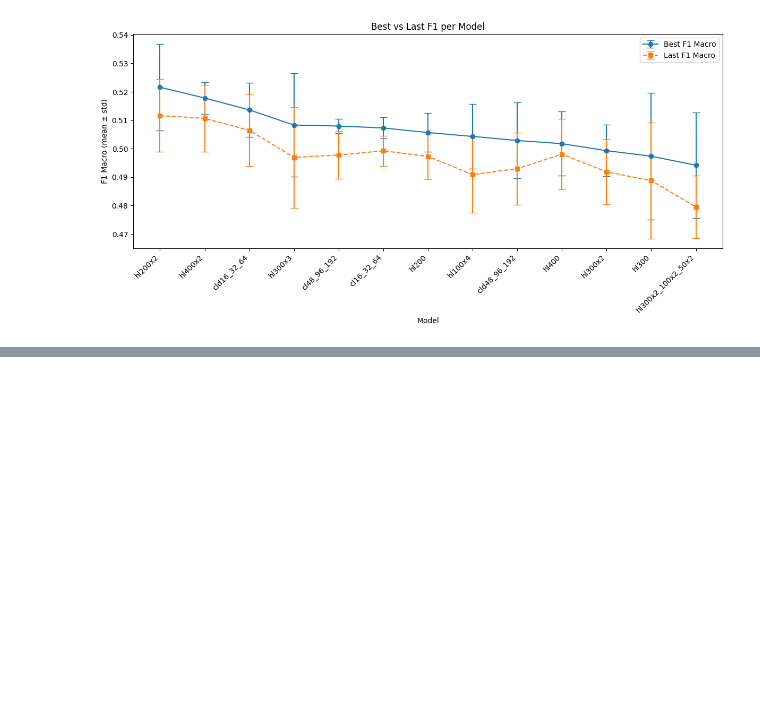
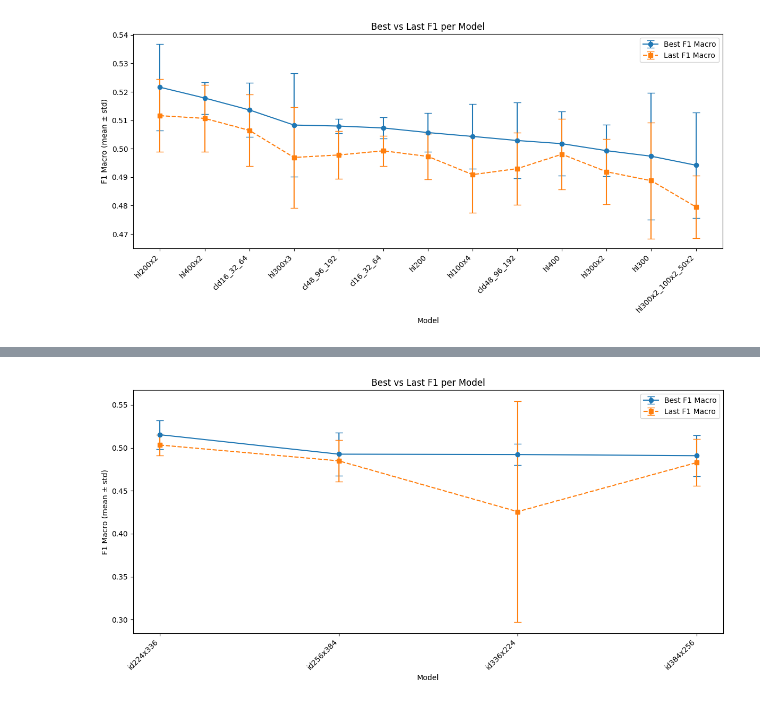
Before and after one commit to 2025-02-FML-team/WV-Team, a Jupyter notebook: notebooks/05-1_new_model_analysis.ipynb, the cells around one changed output, grey strips where cells are left out. Cells and saved outputs as stored; diff of their text form; code cells hidden in the pictures; blank space fills up the shorter version.

```diff
--- a/notebooks/05-1_new_model_analysis.ipynb
+++ b/notebooks/05-1_new_model_analysis.ipynb
@@ -106,0 +150,20 @@ plt.show()
+# %%
+# 3) Best F1 vs Last F1 plot
+plt.figure(figsize=(12, 6))
+plt.errorbar(
+    x, df["best_f1_macro_mean"], yerr=df["best_f1_macro_std"],
+    fmt='o-', capsize=5, label="Best F1 Macro"
+)
+plt.errorbar(
+    x, df["last_f1_macro_mean"], yerr=df["last_f1_macro_std"],
+    fmt='s--', capsize=5, label="Last F1 Macro"
+)
+plt.xticks(x, names, rotation=45, ha="right")
+plt.xlabel("Model")
+plt.ylabel("F1 Macro (mean ± std)")
+plt.title("Best vs Last F1 per Model")
+plt.legend()
+plt.tight_layout()
+plt.show()
+# %% [output]
+[figure, added]
```
Also changed, not shown: parts of 7 cells of this notebook, 4 other files.
